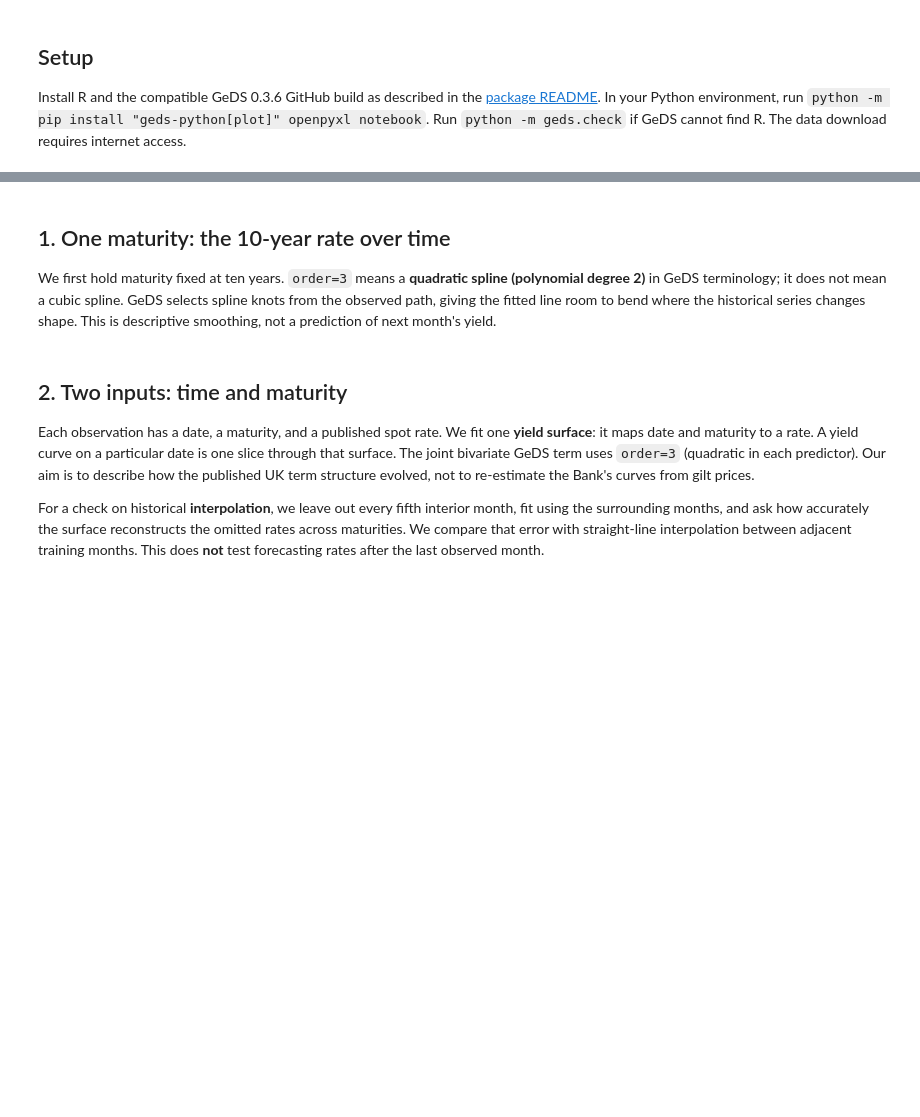
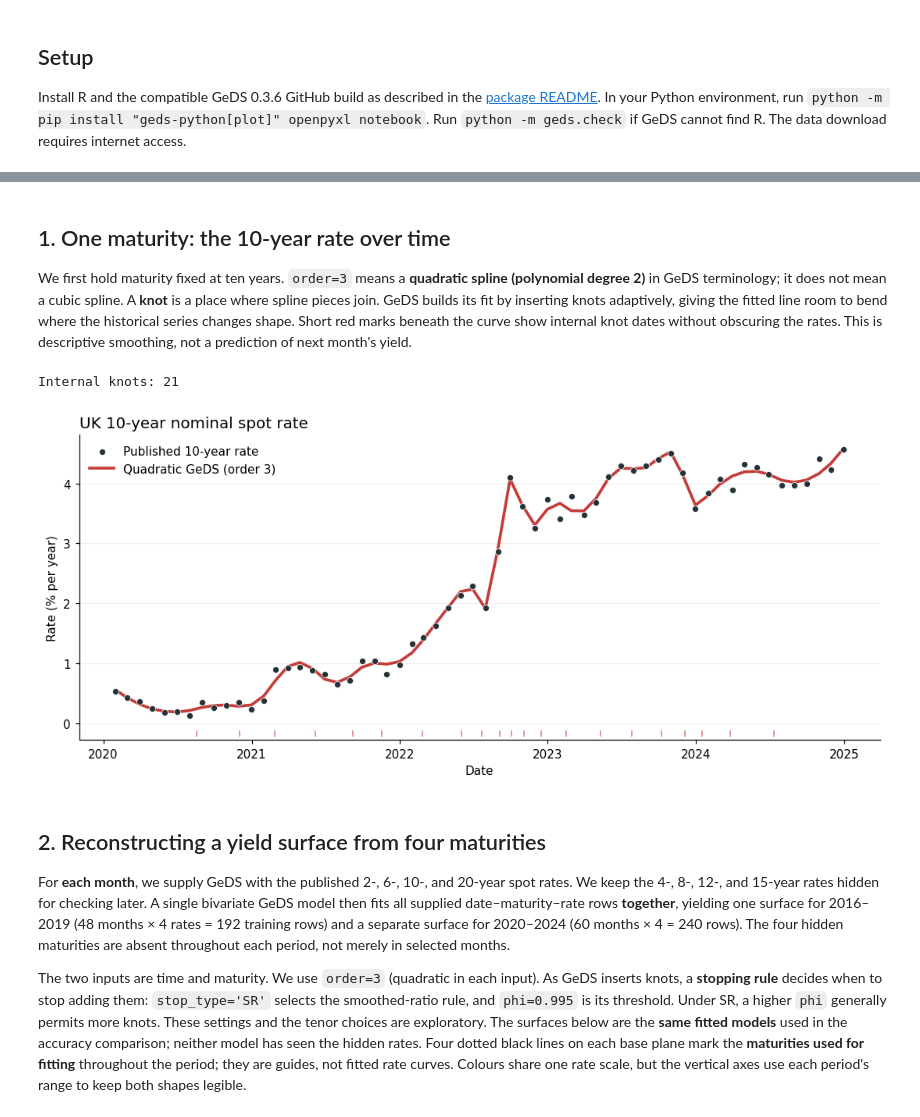
Before and after one commit to emilioluissaenzguillen/GeDS-python, a Jupyter notebook: examples/uk_yield_curves.ipynb, the cells around one changed output, grey strips where cells are left out. Saved outputs shown, nothing was run; the diff lists cells and outputs as text; code cells hidden in the pictures; blank space fills up the shorter version.

Commit message:
Publish executed UK yield-curve vignette

```diff
--- a/examples/uk_yield_curves.ipynb
+++ b/examples/uk_yield_curves.ipynb
@@ -18,6 +18,17 @@ from matplotlib.lines import Line2D
 import numpy as np
 import pandas as pd
 from geds import GeDSRegressor
+
+COLOR_GEDS = '#C43C39'
+COLOR_BASELINE = '#2B7BBA'
+COLOR_OBSERVED = '#263238'
+COLOR_TENOR_GUIDE = '#60676D'
+COLOR_MATURITY_KNOT = '#6A51A3'
+plt.rcParams.update({
+    'axes.spines.top': False, 'axes.spines.right': False,
+    'axes.titlelocation': 'left', 'axes.titlesize': 13,
+    'font.size': 10, 'figure.dpi': 110,
+})
 
 ARCHIVE_URL = (
     'https://www.bankofengland.co.uk/-/media/boe/files/statistics/'
@@ -41,9 +52,10 @@ assert all(abs(float(maturity_headers.iloc[c - 1]) - m) < 1e-6
 wide = sheet.iloc[5:, [0, *columns]].copy()
 wide.columns = ['date', *MATURITIES]
 wide['date'] = pd.to_datetime(wide['date'], errors='coerce')
-wide = wide.loc[wide['date'].between(START, END)].set_index('date').sort_index()
-wide = wide.apply(pd.to_numeric, errors='coerce')
-wide = wide.dropna(subset=MATURITIES)
+all_wide = wide.set_index('date').sort_index()
+all_wide = all_wide.apply(pd.to_numeric, errors='coerce')
+all_wide = all_wide.dropna(subset=MATURITIES)
+wide = all_wide.loc[START:END].copy()
 assert len(wide) == 60 and wide.index.is_unique, 'Check the source layout or missing months.'
 print(f'{len(wide)} month-end curves from {wide.index.min():%Y-%m} to {wide.index.max():%Y-%m}')
 wide.head()
@@ -50,32 +71,39 @@ wide.head()
 # %% [markdown]
 ## 1. One maturity: the 10-year rate over time
 
-We first hold maturity fixed at ten years. `order=3` means a **quadratic spline (polynomial degree 2)** in GeDS terminology; it does not mean a cubic spline. GeDS selects spline knots from the observed path, giving the fitted line room to bend where the historical series changes shape. This is descriptive smoothing, not a prediction of next month's yield.
+We first hold maturity fixed at ten years. `order=3` means a **quadratic spline (polynomial degree 2)** in GeDS terminology; it does not mean a cubic spline. A **knot** is a place where spline pieces join. GeDS builds its fit by inserting knots adaptively, giving the fitted line room to bend where the historical series changes shape. Short red marks beneath the curve show internal knot dates without obscuring the rates. This is descriptive smoothing, not a prediction of next month's yield.
 # %%
 origin = wide.index.min()
 time_years = (wide.index - origin).days.to_numpy() / 365.25
 X_10y = pd.DataFrame({'time_years': time_years})
 model_10y = GeDSRegressor(order=3).fit(X_10y, wide[10.0].to_numpy())
 fitted_10y = model_10y.predict(X_10y)
 knots_10y = np.asarray(model_10y.knots_, dtype=float).ravel()
 
 fig, ax = plt.subplots(figsize=(10, 4.5))
-ax.scatter(wide.index, wide[10.0], s=24, alpha=0.75, label='Bank of England')
-ax.plot(wide.index, fitted_10y, color='#cc4c02', lw=2.3,
-        label='Quadratic GeDS fit (order 3)')
+ax.scatter(wide.index, wide[10.0], s=28, color=COLOR_OBSERVED,
+           edgecolor='white', linewidth=0.5, zorder=3, label='Published 10-year rate')
+ax.plot(wide.index, fitted_10y, color=COLOR_GEDS, lw=2.4,
+        label='Quadratic GeDS (order 3)')
+lower, upper = ax.get_ylim()
+ax.set_ylim(lower - 0.18, upper)
 for knot in knots_10y:
-    ax.axvline(origin + pd.to_timedelta(knot * 365.25, unit='D'),
-               color='#cc4c02', alpha=0.22, lw=1)
-ax.set(title='UK 10-year nominal spot rate: quadratic GeDS fit',
+    ax.vlines(origin + pd.to_timedelta(knot * 365.25, unit='D'),
+              lower - 0.12, lower - 0.02, color=COLOR_GEDS, alpha=0.65, lw=1)
+ax.set(title='UK 10-year nominal spot rate',
        ylabel='Rate (% per year)', xlabel='Date')
-ax.legend()
+ax.grid(axis='y', alpha=0.18)
+ax.legend(frameon=False, loc='upper left')
 fig.tight_layout()
 print(f'Internal knots: {len(knots_10y)}')
 plt.show()
+# %% [output]
+Internal knots: 21
+[figure, added]
 # %% [markdown]
-## 2. Two inputs: time and maturity
+## 2. Reconstructing a yield surface from four maturities
 
-Each observation has a date, a maturity, and a published spot rate. We fit one **yield surface**: it maps date and maturity to a rate. A yield curve on a particular date is one slice through that surface. The joint bivariate GeDS term uses `order=3` (quadratic in each predictor). Our aim is to describe how the published UK term structure evolved, not to re-estimate the Bank's curves from gilt prices.
+For **each month**, we supply GeDS with the published 2-, 6-, 10-, and 20-year spot rates. We keep the 4-, 8-, 12-, and 15-year rates hidden for checking later. A single bivariate GeDS model then fits all supplied date–maturity–rate rows **together**, yielding one surface for 2016–2019 (48 months × 4 rates = 192 training rows) and a separate surface for 2020–2024 (60 months × 4 = 240 rows). The four hidden maturities are absent throughout each period, not merely in selected months.
 
-For a check on historical **interpolation**, we leave out every fifth interior month, fit using the surrounding months, and ask how accurately the surface reconstructs the omitted rates across maturities. We compare that error with straight-line interpolation between adjacent training months. This does **not** test forecasting rates after the last observed month.
+The two inputs are time and maturity. We use `order=3` (quadratic in each input). As GeDS inserts knots, a **stopping rule** decides when to stop adding them: `stop_type='SR'` selects the smoothed-ratio rule, and `phi=0.995` is its threshold. Under SR, a higher `phi` generally permits more knots. These settings and the tenor choices are exploratory. The surfaces below are the **same fitted models** used in the accuracy comparison; neither model has seen the hidden rates. Four dotted black lines on each base plane mark the **maturities used for fitting** throughout the period; they are guides, not fitted rate curves. Colours share one rate scale, but the vertical axes use each period's range to keep both shapes legible.
 # %%
```
Also changed, not shown: parts of 7 cells of this notebook, 1 other file.
